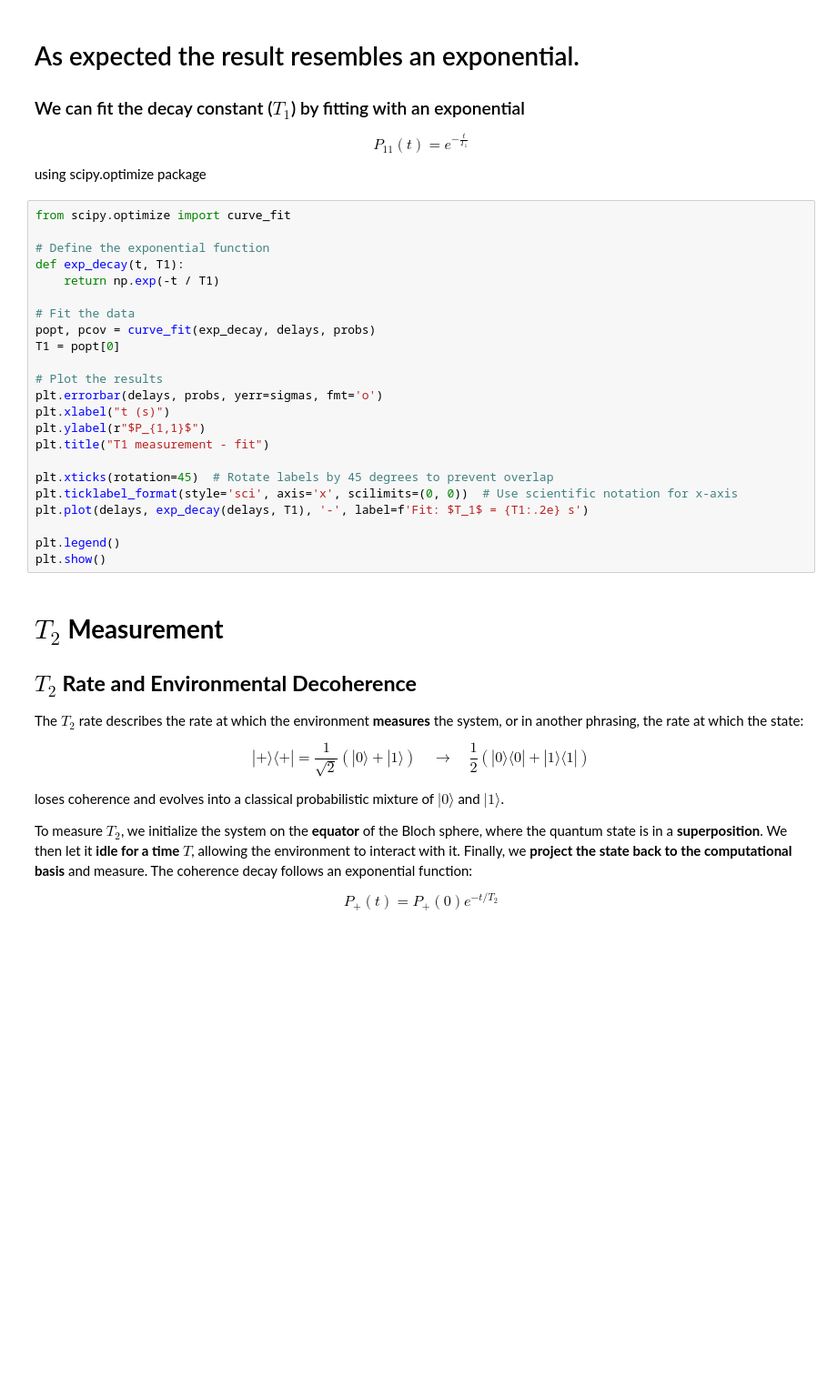
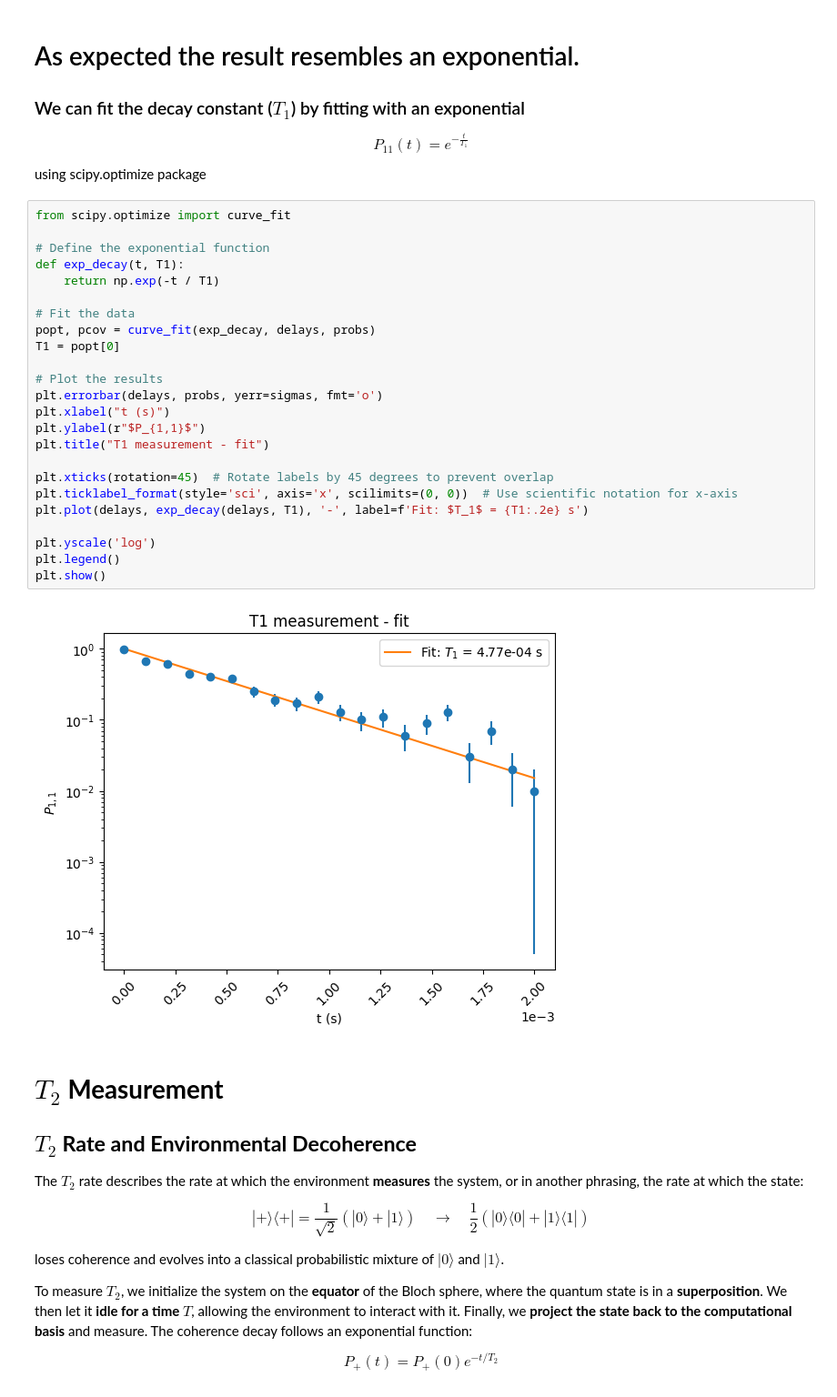
Before and after one commit to tanguyyyy/quantum_computing_psl_week, a Jupyter notebook: Lecture 5/01_T1_T2.ipynb, the cells around one changed output. Shown: that part at 91% size. Saved outputs shown, nothing was run; the diff lists cells and outputs as text; blank space fills up the shorter version.

```diff
--- a/Lecture 5/01_T1_T2.ipynb
+++ b/Lecture 5/01_T1_T2.ipynb
@@ -188,26 +212,29 @@ using scipy.optimize package
 # %%
 from scipy.optimize import curve_fit
 
 # Define the exponential function
 def exp_decay(t, T1):
     return np.exp(-t / T1)
 
 # Fit the data
 popt, pcov = curve_fit(exp_decay, delays, probs)
 T1 = popt[0]
 
 # Plot the results
 plt.errorbar(delays, probs, yerr=sigmas, fmt='o')
 plt.xlabel("t (s)")
 plt.ylabel(r"$P_{1,1}$")
 plt.title("T1 measurement - fit")
 
 plt.xticks(rotation=45)  # Rotate labels by 45 degrees to prevent overlap
 plt.ticklabel_format(style='sci', axis='x', scilimits=(0, 0))  # Use scientific notation for x-axis
 plt.plot(delays, exp_decay(delays, T1), '-', label=f'Fit: $T_1$ = {T1:.2e} s')
 
+plt.yscale('log')
 plt.legend()
 plt.show()
+# %% [output]
+[figure, added]
 # %% [markdown]
 # **$T_2$ Measurement**
 
```
Also changed, not shown: parts of 22 cells of this notebook.
